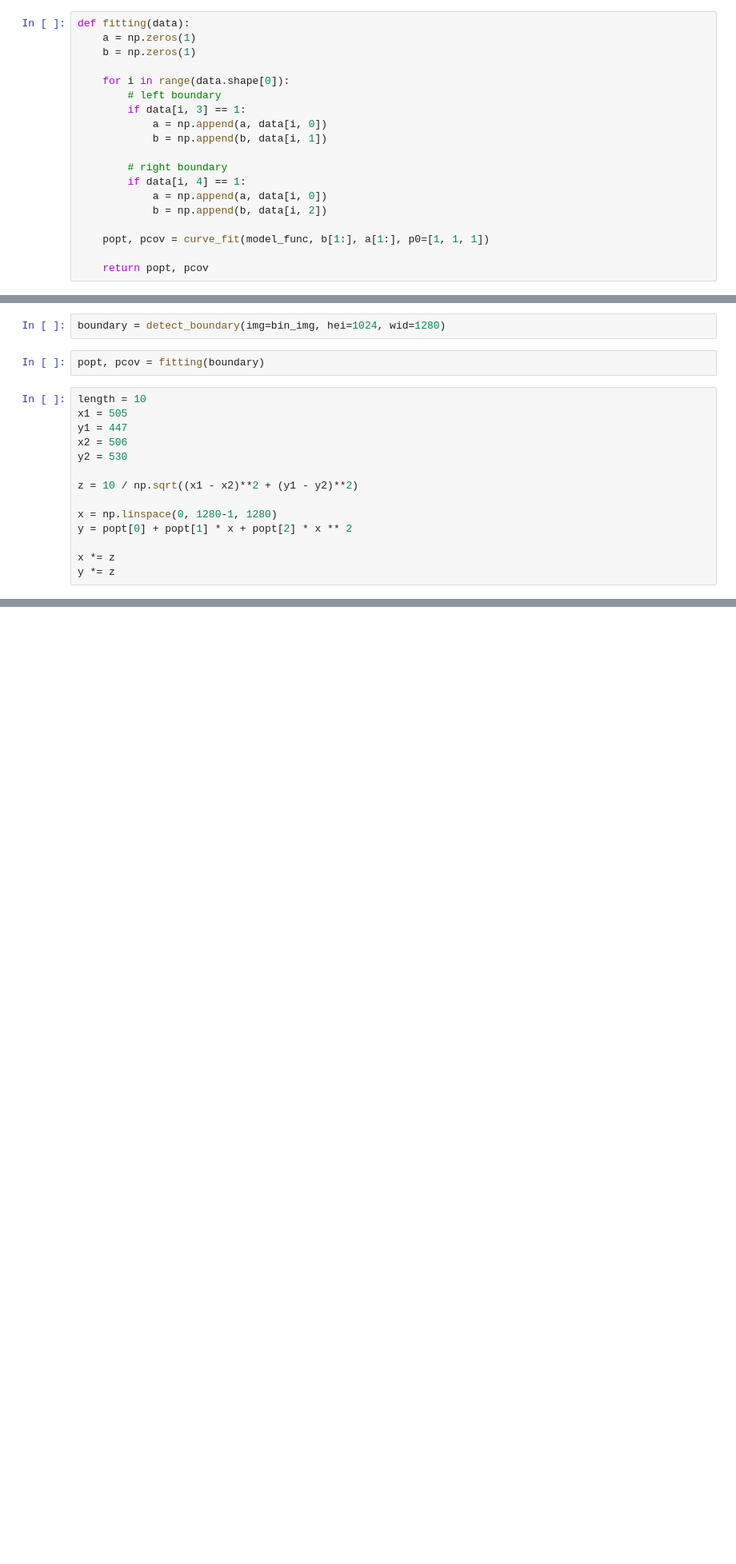
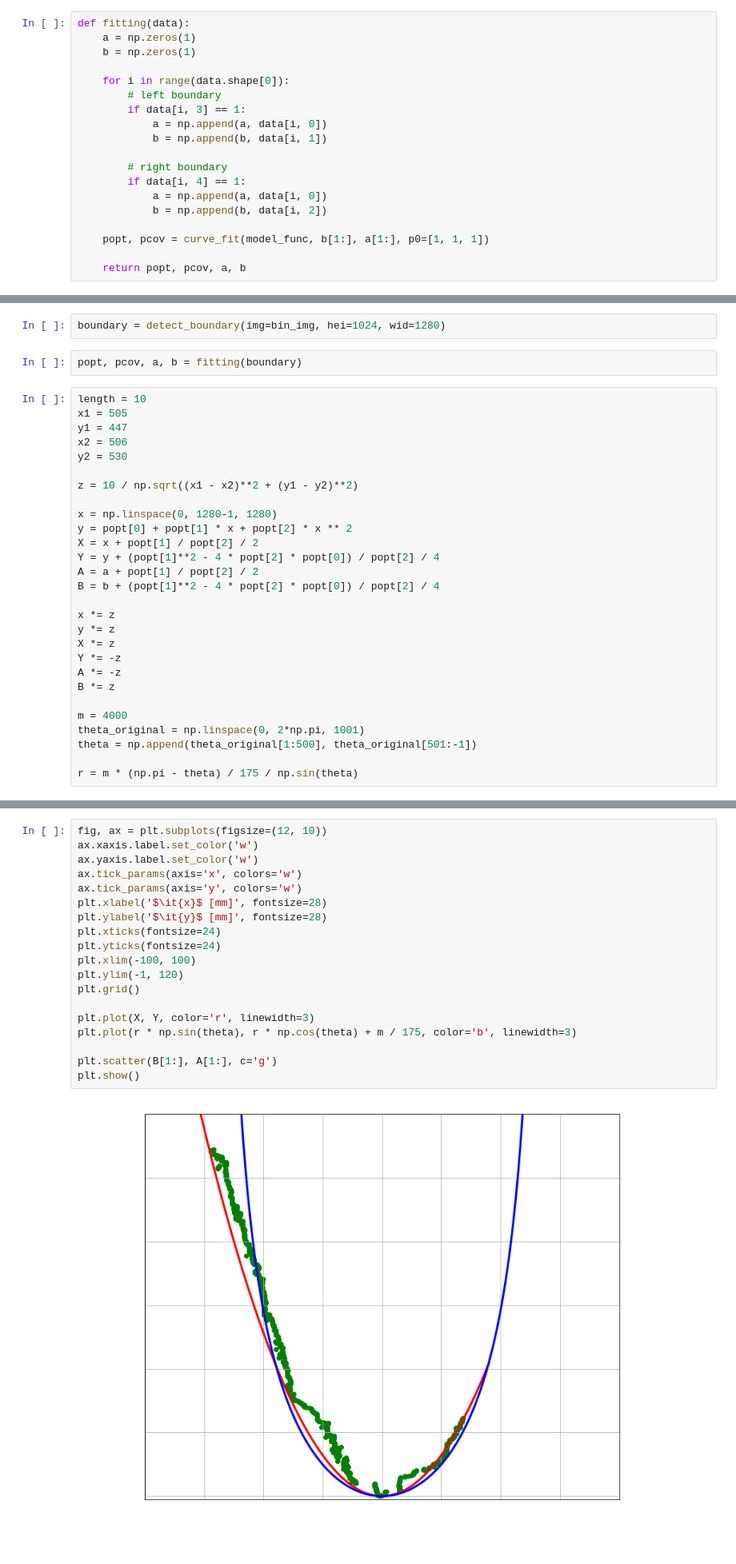
Before and after one commit to wakky927/parabola, a Jupyter notebook: notebooks/poc.ipynb, the cells around one changed output, grey strips where cells are left out. Shown at 80% size. Cells and saved outputs as stored; diff of their text form; blank space fills up the shorter version.

```diff
--- a/notebooks/poc.ipynb
+++ b/notebooks/poc.ipynb
@@ -96,13 +95,13 @@ def fitting(data):
 
     popt, pcov = curve_fit(model_func, b[1:], a[1:], p0=[1, 1, 1])
 
-    return popt, pcov
+    return popt, pcov, a, b
 # %%
 bin_img = cv2.imread(BINARY_DIR + f'b_u_{175}_q_{215}_d_{18}_ppm_0.bmp', 0)
 # %%
 boundary = detect_boundary(img=bin_img, hei=1024, wid=1280)
 # %%
-popt, pcov = fitting(boundary)
+popt, pcov, a, b = fitting(boundary)
 # %%
 length = 10
 x1 = 505
@@ -114,9 +113,23 @@ z = 10 / np.sqrt((x1 - x2)**2 + (y1 - y2)**2)
 
 x = np.linspace(0, 1280-1, 1280)
 y = popt[0] + popt[1] * x + popt[2] * x ** 2
+X = x + popt[1] / popt[2] / 2
+Y = y + (popt[1]**2 - 4 * popt[2] * popt[0]) / popt[2] / 4
+A = a + popt[1] / popt[2] / 2
+B = b + (popt[1]**2 - 4 * popt[2] * popt[0]) / popt[2] / 4
 
 x *= z
 y *= z
+X *= z
+Y *= -z
+A *= -z
+B *= z
+
+m = 4000
+theta_original = np.linspace(0, 2*np.pi, 1001)
+theta = np.append(theta_original[1:500], theta_original[501:-1])
+
+r = m * (np.pi - theta) / 175 / np.sin(theta)
 # %%
 fig, ax = plt.subplots(figsize=(12, 10))
 ax.xaxis.label.set_color('w')
@@ -135,6 +148,27 @@ plt.plot(x, y, color='red', linewidth=3)
 plt.show()
 # %% [output]
 [figure]
+# %%
+fig, ax = plt.subplots(figsize=(12, 10))
+ax.xaxis.label.set_color('w')
+ax.yaxis.label.set_color('w')
+ax.tick_params(axis='x', colors='w')
+ax.tick_params(axis='y', colors='w')
+plt.xlabel('$\it{x}$ [mm]', fontsize=28)
+plt.ylabel('$\it{y}$ [mm]', fontsize=28)
+plt.xticks(fontsize=24)
+plt.yticks(fontsize=24)
+plt.xlim(-100, 100)
+plt.ylim(-1, 120)
+plt.grid()
+
+plt.plot(X, Y, color='r', linewidth=3)
+plt.plot(r * np.sin(theta), r * np.cos(theta) + m / 175, color='b', linewidth=3)
+
+plt.scatter(B[1:], A[1:], c='g')
+plt.show()
+# %% [output]
+[figure, added]
 # %%
 a_list = np.zeros(0)
 
```
Also changed, not shown: parts of 6 cells of this notebook, 1 other file.
